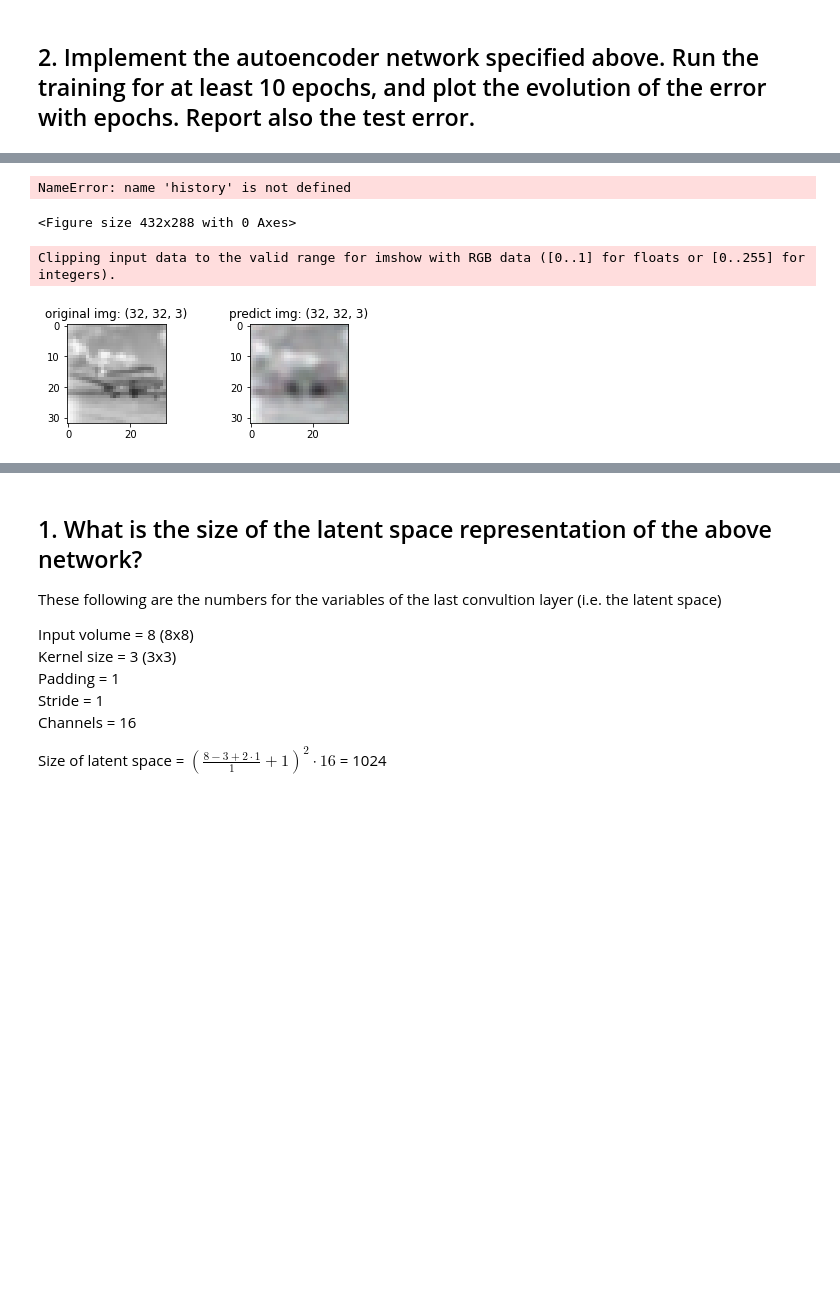
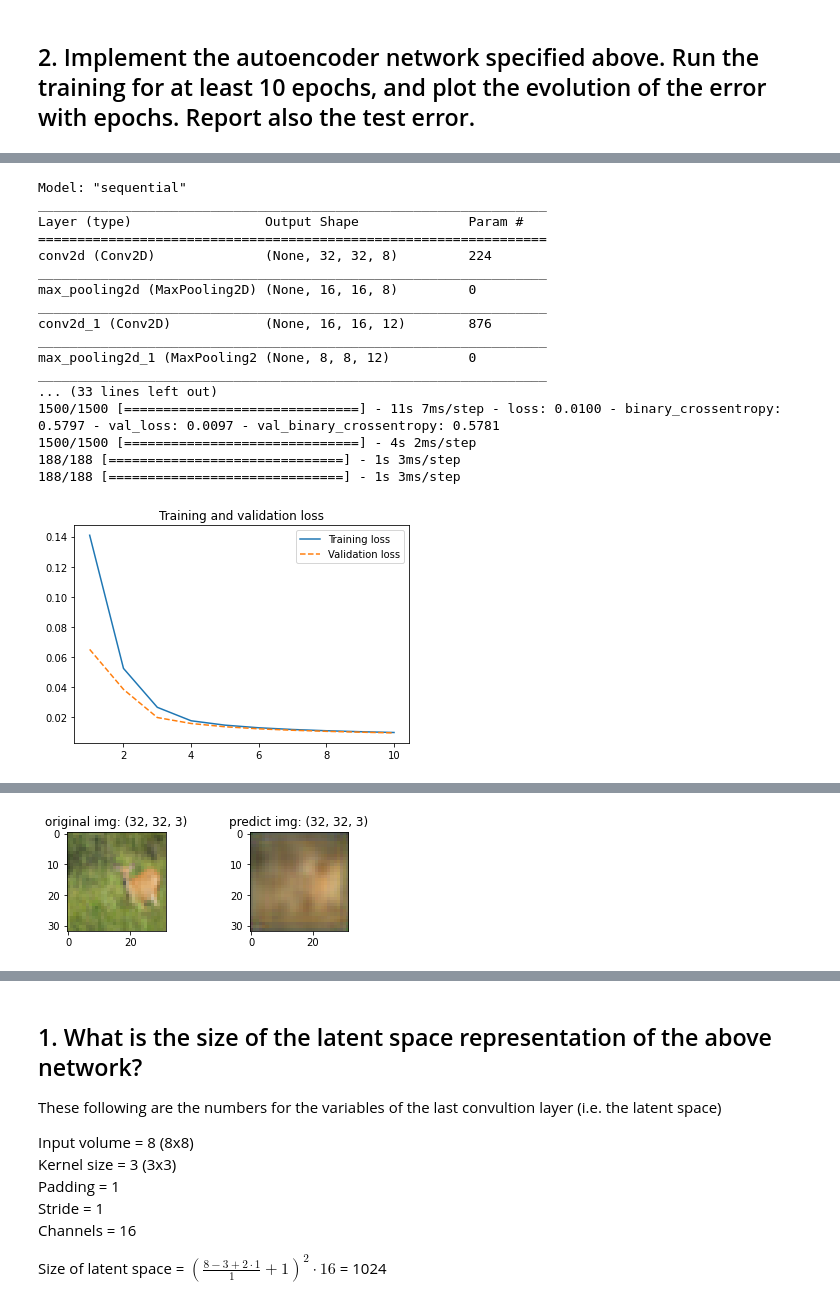
Before and after one commit to unofficial-Jona/ACML, a Jupyter notebook: convolutional autoencoders.ipynb, the cells around one changed output, grey strips where cells are left out. Drawn from its saved outputs; the diff is of its cells as text; code cells hidden in the pictures; blank space fills up the shorter version.

```diff
--- a/convolutional autoencoders.ipynb
+++ b/convolutional autoencoders.ipynb
@@ -128,6 +128,19 @@ shape_color_instance = X_train[0].shape
 shape_bw_instance = X_train_bw[0].shape
 # %% [markdown]
 ## 2. Implement the autoencoder network specified above. Run the training for at least 10 epochs, and plot the evolution of the error with epochs. Report also the test error.
+# %%
+epochs = 10
+
+def plot_acc_err(epochs, model, history):
+  # Plot accuracy and report test error
+  plt.figure()
+  plt.plot(range(1, epochs+1), history.history['loss'], '-', label='Training loss')
+  plt.plot(range(1, epochs+1), history.history['val_loss'], '--', label='Validation loss')
+  plt.title(f'Training and validation loss')
+  plt.legend()
+  plt.show()
+
+  print(f'Test set loss: {model.evaluate(X_test, X_test, verbose=1)[0]}')
 # %%
 # build the model
 def create_model(input_shape):
@@ -144,8 +157,8 @@ def create_model(input_shape):
   model.add(Conv2D(3, kernel_size=(3,3), padding='same', activation='relu'))
   return model
 
-models: List[keras.Sequential] = [create_model(shape_color_instance), create_model(shape_color_instance), create_model(shape_color_instance), shape_color_instance]
-learning_rates: List[float] = [1e-5, 1e-3, 1]
+models: List[keras.Sequential] = [create_model(shape_color_instance), create_model(shape_color_instance), create_model(shape_color_instance), create_model(shape_color_instance)]
+learning_rates: List[float] = [1e-5, 1e-3, 0.1]
 
 # compile multiple models to test different learning rates and loss functions
 for index, model in enumerate(models):
@@ -156,6 +169,6 @@ for index, model in enumerate(models):
     metrics=[keras.metrics.BinaryCrossentropy()])
   else:
     model.compile(
-      optimizer=keras.optimizers.Adam(learning_rate=learning_rates[index]),
+      optimizer=keras.optimizers.Adam(learning_rate=1e-3),
       loss=keras.losses.BinaryCrossentropy(),
       metrics=[keras.metrics.MeanSquaredError()])
@@ -190,22 +175,23 @@ KeyboardInterrupt:
-# %%
-# Plot accuracy and report test error
-num_epoch = range(1, epochs)
-for index, model in enumerate(models):
-    plt.figure()
-    plt.plot(num_epoch, histories[index].history['loss'], '-', label='Training loss')
-    plt.plot(num_epoch, histories[index].history['val_loss'], '--', label='Validation loss')
-    plt.title(f'Training and validation loss of model with learning rate {learning_rates[index]}')
-    plt.legend()
-    plt.show()
-
-    # We get a loss of 0 on the test set? Seems to good to be true...
-    print(f'Test set loss: {model.evaluate(X_test, X_test, verbose=1)[0]}')
-# %% [output]
-NameError: name 'history' is not defined
-<Figure size 432x288 with 0 Axes>
-# %%
-for index, model in enumerate(models):
-  img_compare(X_test[0], test_predictions[index][0], cmap='viridis')
-# %% [output]
-Clipping input data to the valid range for imshow with RGB data ([0..1] for floats or [0..255] for integers).
-[figure, removed]
+# %%
+model, _, _, test_prediction, history = model_fit_transform(models[0], X_train, X_train, X_valid, X_valid, X_test, X_test, epochs=epochs)
+plot_acc_err(epochs, model, history)
+img_compare(X_test[0], test_prediction[0], cmap='viridis')
+# %% [output]
+Model: "sequential"
+_________________________________________________________________
+Layer (type)                 Output Shape              Param #
+=================================================================
+conv2d (Conv2D)              (None, 32, 32, 8)         224
+_________________________________________________________________
+max_pooling2d (MaxPooling2D) (None, 16, 16, 8)         0
+_________________________________________________________________
+conv2d_1 (Conv2D)            (None, 16, 16, 12)        876
+_________________________________________________________________
+max_pooling2d_1 (MaxPooling2 (None, 8, 8, 12)          0
+_________________________________________________________________
+... (33 lines left out)
+1500/1500 [==============================] - 11s 7ms/step - loss: 0.0100 - binary_crossentropy: 0.5797 - val_loss: 0.0097 - val_binary_crossentropy: 0.5781
+1500/1500 [==============================] - 4s 2ms/step
+188/188 [==============================] - 1s 3ms/step
+188/188 [==============================] - 1s 3ms/step
+[figure, added]
@@ -211,0 +200 @@ Clipping input data to the valid range for imshow with RGB data ([0..1] for floa
+[figure, added]
```
Also changed, not shown: parts of 22 cells of this notebook.
